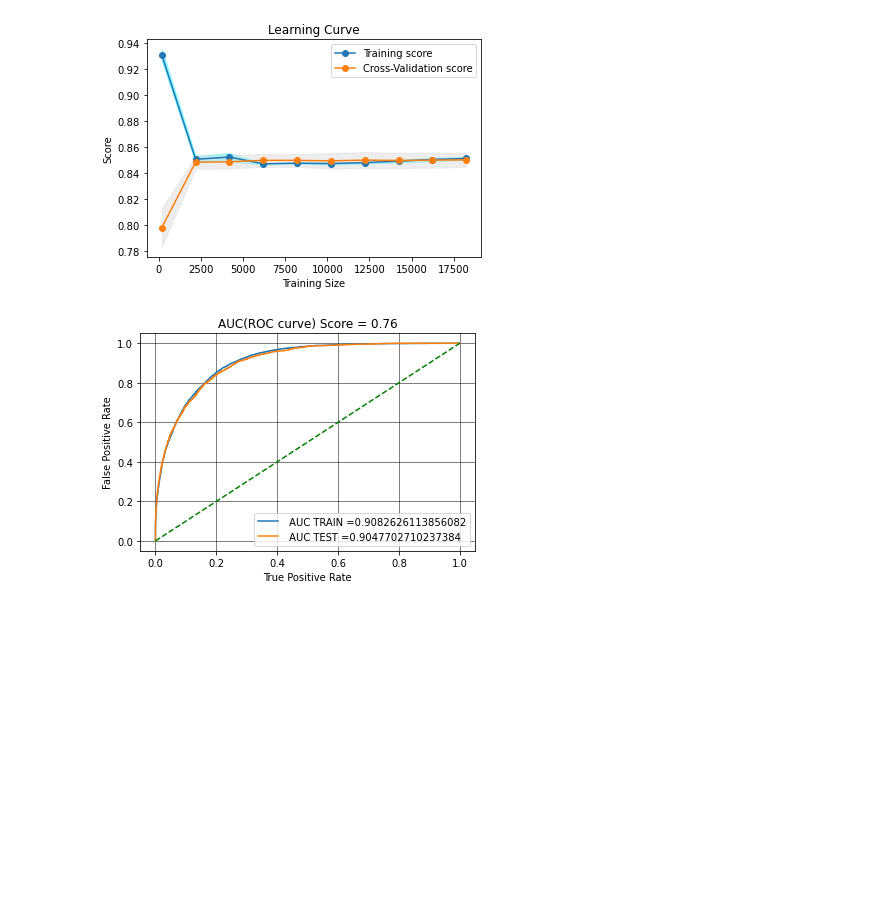
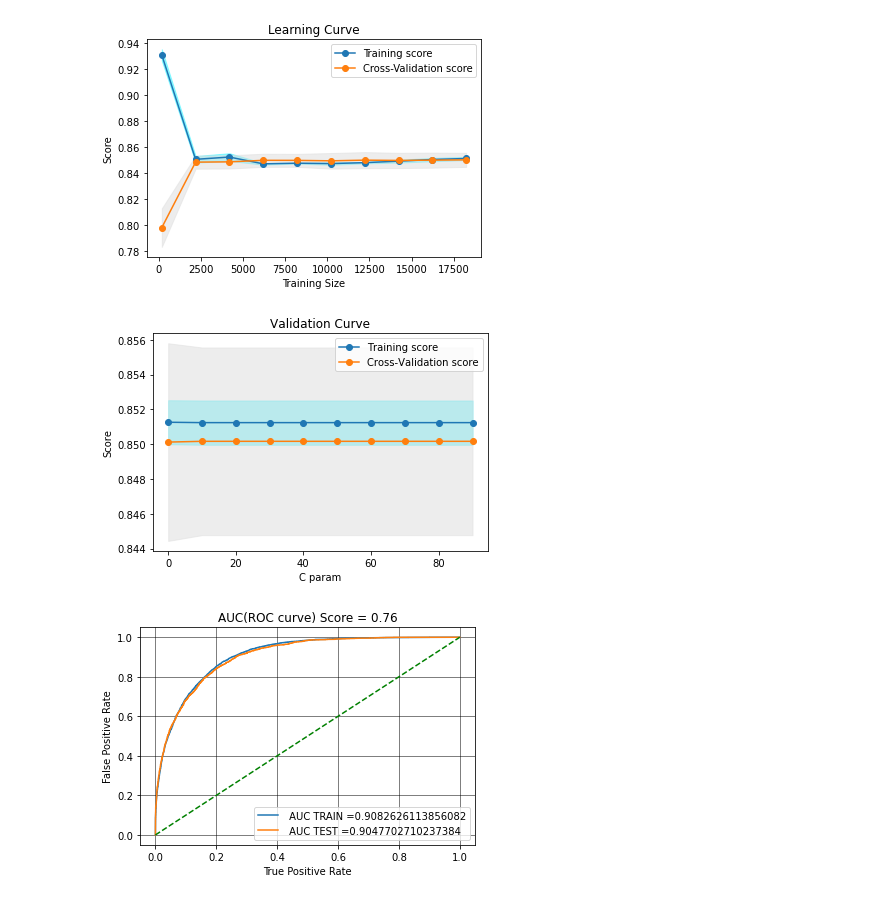
Before and after one commit to ngonhan2k5/cs-ml, a Jupyter notebook: proj1/svm-ngonhan.ipynb, the cells around one changed output. Saved outputs shown, nothing was run; the diff lists cells and outputs as text; code cells hidden in the pictures; blank space fills up the shorter version.

```diff
--- a/proj1/svm-ngonhan.ipynb
+++ b/proj1/svm-ngonhan.ipynb
@@ -190,6 +190,14 @@ print('Learning curve for this LinearSVC - SVM model')
 # %% [output]
 Learning curve for this LinearSVC - SVM model
 [figure]
+# %%
+# param_range = np.linspace(0.01, 1, 10)
+param_range = np.arange(0.01,100,10)
+
+train_scores, test_scores = validation_curve(clf, X_train2, y_train2, param_name="SVC__C", param_range=param_range, scoring="accuracy")
+show_curve(param_range, train_scores, test_scores, 'Validation Curve', 'C param')
+# %% [output]
+[figure, added]
 # %%
 from sklearn.metrics import roc_curve, auc, roc_auc_score
 
```
Also changed, not shown: parts of 1 cell of this notebook.
